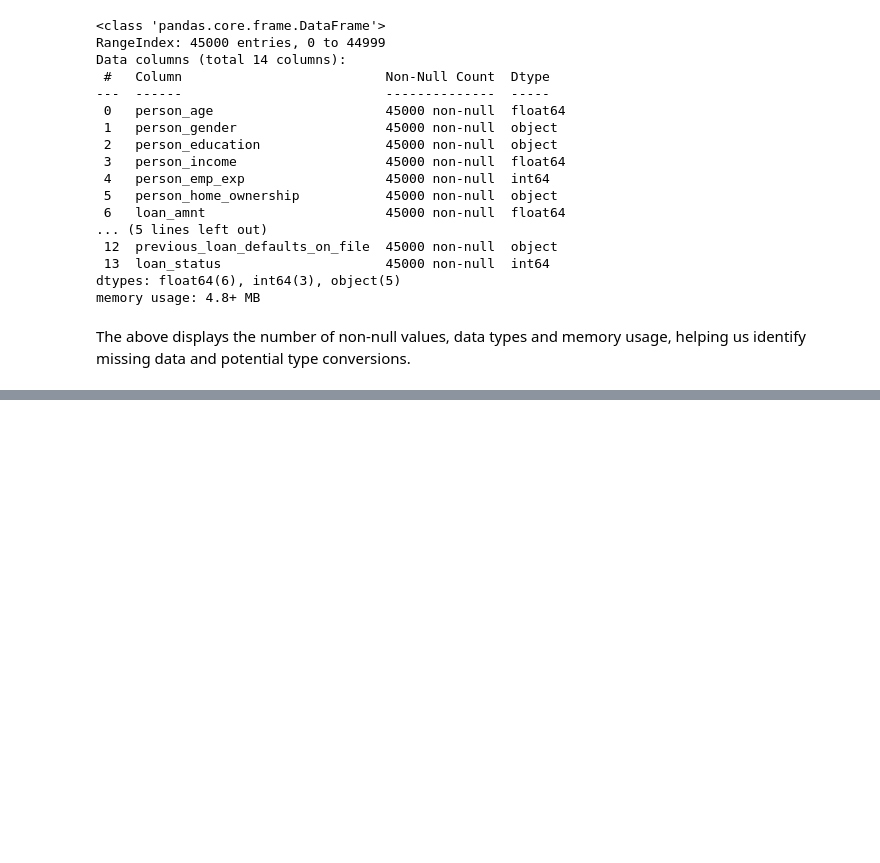
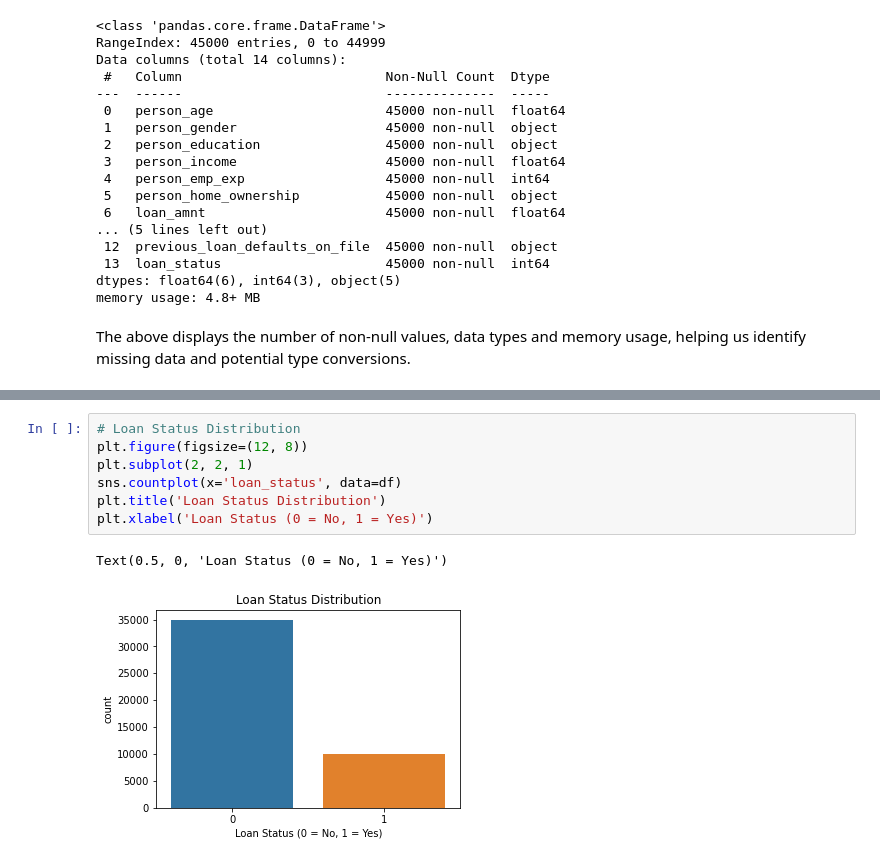
Before and after one commit to IAN-RIUA/Loan-Approval-Predictor, a Jupyter notebook: index.ipynb, the cells around one changed output, grey strips where cells are left out. Saved outputs shown, nothing was run; the diff lists cells and outputs as text; blank space fills up the shorter version.

```diff
--- a/index.ipynb
+++ b/index.ipynb
@@ -80,2 +189,12 @@ plt.show()
 # %% [markdown]
 The image presents nine bar charts visualizing key attributes of loan applicants, including age distribution,annual income, work experience, loan amounts, interest rates, debt-to-income ratio,credit history length, credit scores and loan approval rates. The visualizations highlight trends, such as most applicants being between 20-50 years old, earning under $2 million annually, and maintaining credit scores in the 600-800 range. Additionally, the majority of loans are under $10,000, with approval rates favoring financially stable borrowers. These insights help assess borrowing patterns and potential risk factors in loan approvals.
+# %%
+# Loan Status Distribution
+plt.figure(figsize=(12, 8))
+plt.subplot(2, 2, 1)
+sns.countplot(x='loan_status', data=df)
+plt.title('Loan Status Distribution')
+plt.xlabel('Loan Status (0 = No, 1 = Yes)')
+# %% [output]
+Text(0.5, 0, 'Loan Status (0 = No, 1 = Yes)')
+[figure, added]
```
Also changed, not shown: parts of 20 cells of this notebook, 1 other file.
